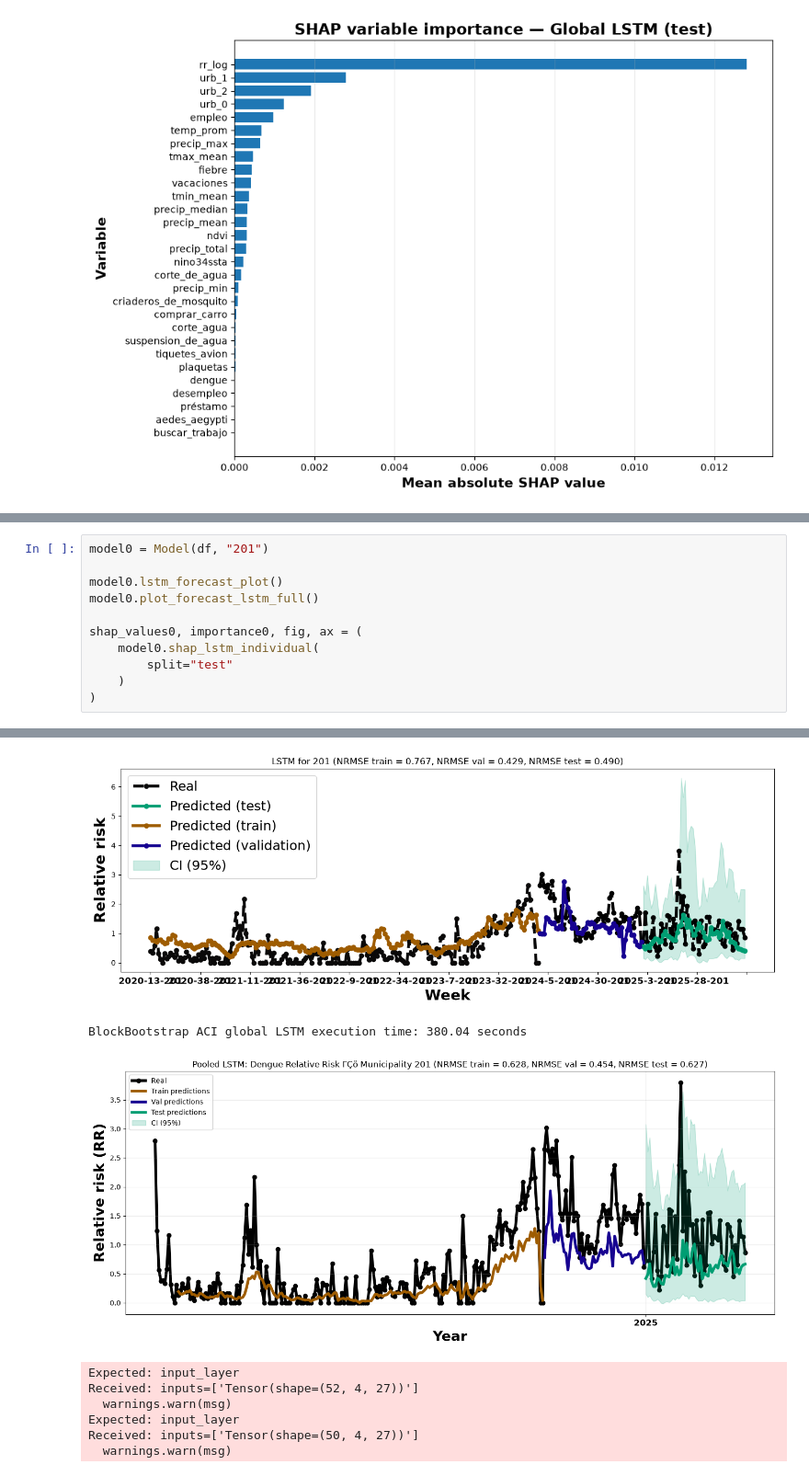
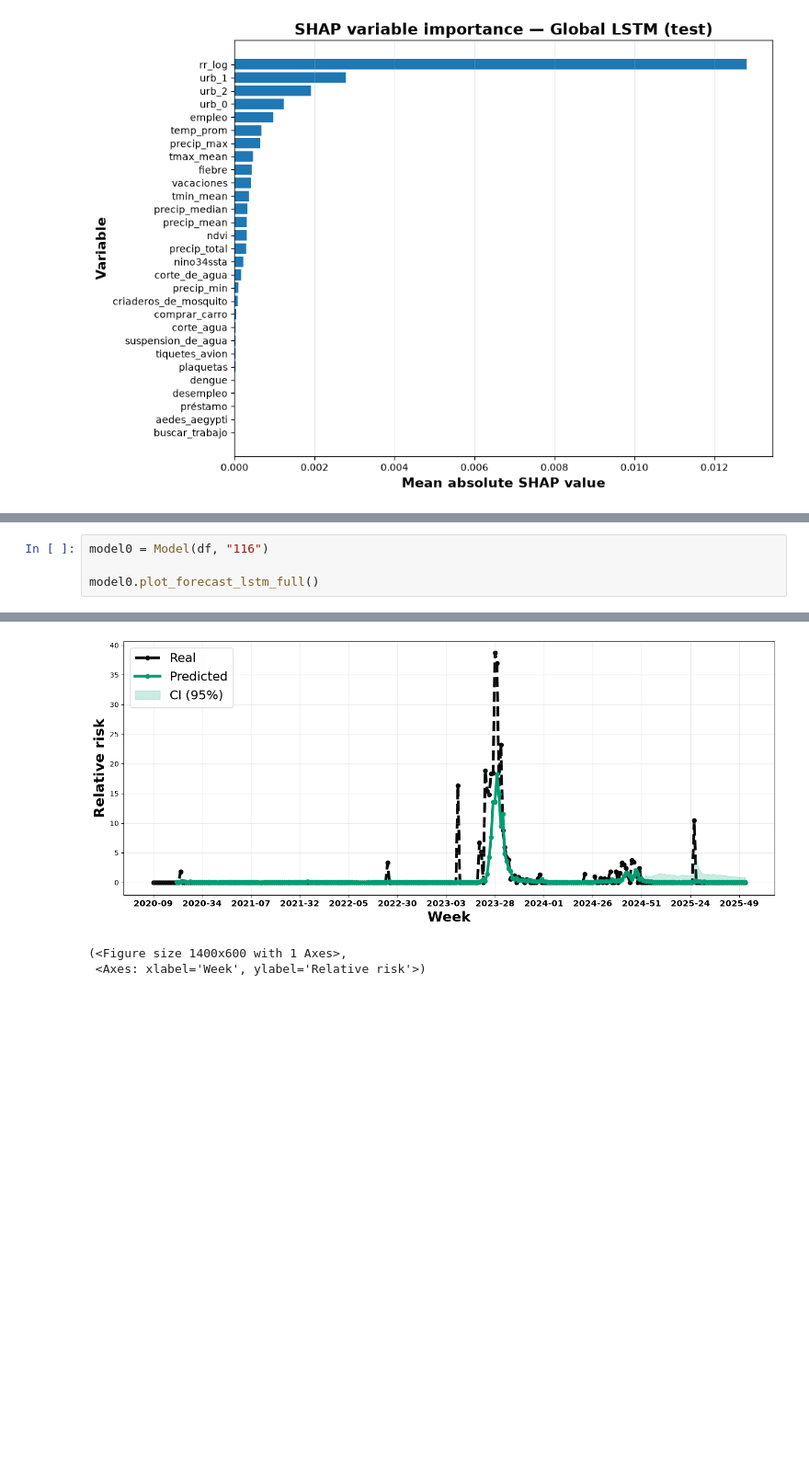
Before and after one commit to artisticlimon/dengue-recurrent-cr, a Jupyter notebook: 0_notebooks/lstm_test.ipynb, the cells around one changed output, grey strips where cells are left out. Shown at 92% size. Cells and saved outputs as stored; diff of their text form; blank space fills up the shorter version.

```diff
--- a/0_notebooks/lstm_test.ipynb
+++ b/0_notebooks/lstm_test.ipynb
@@ -137,12 +110,5 @@ Received: inputs=['Tensor(shape=(50, 8, 27))']
 # %%
-model0 = Model(df, "201")
+model0 = Model(df, "116")
 
-model0.lstm_forecast_plot()
 model0.plot_forecast_lstm_full()
-
-shap_values0, importance0, fig, ax = (
-    model0.shap_lstm_individual(
-        split="test"
-    )
-)
 # %% [output]
@@ -150,9 +119,3 @@ BlockBootstrap ACI LSTM execution time: 359.14 seconds
-[figure, old version]
+[figure, new version]
-BlockBootstrap ACI global LSTM execution time: 380.04 seconds
-[figure, removed]
-Expected: input_layer
-Received: inputs=['Tensor(shape=(52, 4, 27))']
-  warnings.warn(msg)
-Expected: input_layer
-Received: inputs=['Tensor(shape=(50, 4, 27))']
-  warnings.warn(msg)
+(<Figure size 1400x600 with 1 Axes>,
+ <Axes: xlabel='Week', ylabel='Relative risk'>)
```
Also changed, not shown: parts of 20 cells of this notebook.
